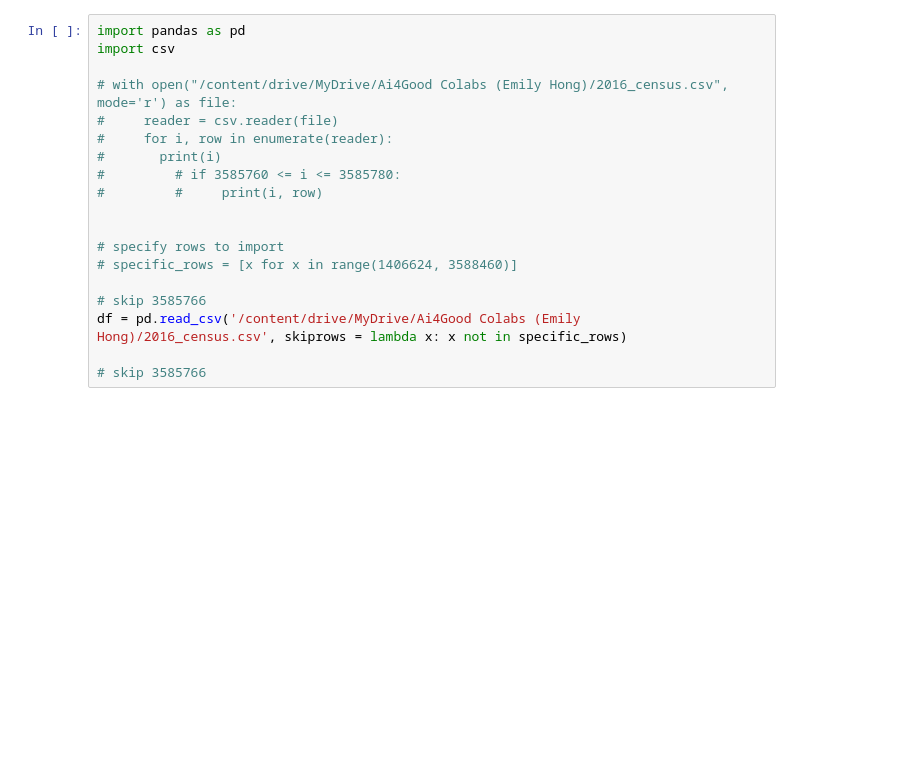
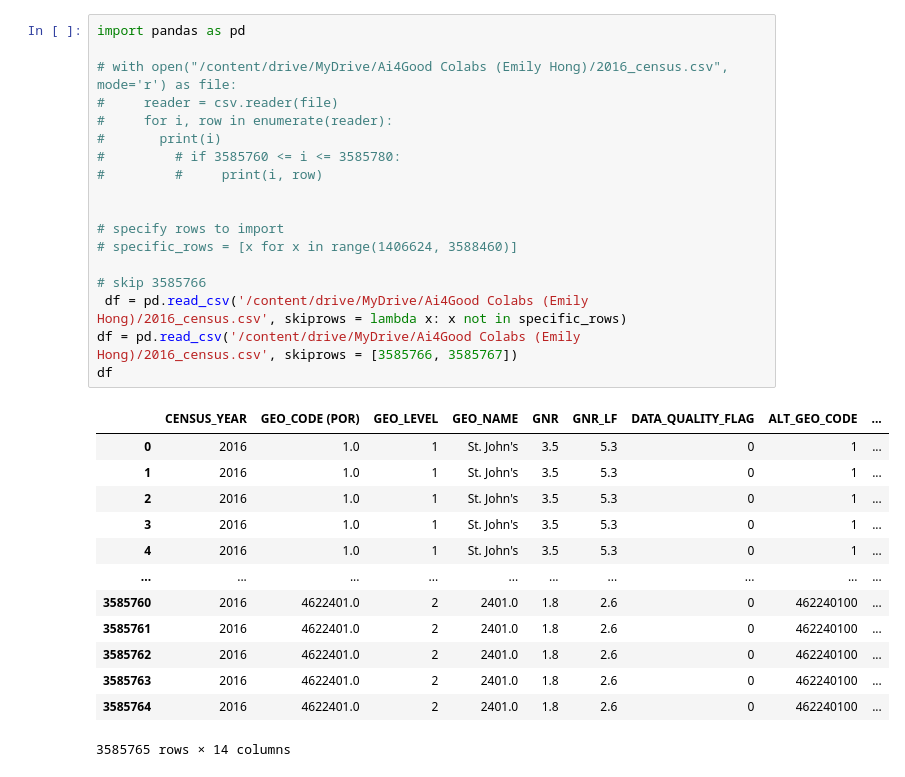
Before and after one commit to emilienuy/degentrifAI, a Jupyter notebook: De_gentrificAItion.ipynb, the cells around one changed output. Saved outputs shown, nothing was run; the diff lists cells and outputs as text; blank space fills up the shorter version.

Commit message:
feat: 2016 data cleaned, other years left to do

```diff
--- a/De_gentrificAItion.ipynb
+++ b/De_gentrificAItion.ipynb
@@ -23,22 +3,35 @@ Successfully installed stats-can-2.5.3
 # %%
 import pandas as pd
-import csv
 
 # with open("/content/drive/MyDrive/Ai4Good Colabs (Emily Hong)/2016_census.csv", mode='r') as file:
 #     reader = csv.reader(file)
 #     for i, row in enumerate(reader):
 #       print(i)
 #         # if 3585760 <= i <= 3585780:
 #         #     print(i, row)
 
 
 # specify rows to import
 # specific_rows = [x for x in range(1406624, 3588460)]
 
 # skip 3585766
-df = pd.read_csv('/content/drive/MyDrive/Ai4Good Colabs (Emily Hong)/2016_census.csv', skiprows = lambda x: x not in specific_rows)
-
-# skip 3585766
+ df = pd.read_csv('/content/drive/MyDrive/Ai4Good Colabs (Emily Hong)/2016_census.csv', skiprows = lambda x: x not in specific_rows)
+df = pd.read_csv('/content/drive/MyDrive/Ai4Good Colabs (Emily Hong)/2016_census.csv', skiprows = [3585766, 3585767])
+df
+# %% [output]
+|  | CENSUS_YEAR | GEO_CODE (POR) | GEO_LEVEL | GEO_NAME | GNR | GNR_LF | DATA_QUALITY_FLAG | ALT_GEO_CODE | ... |
+| 0 | 2016 | 1.0 | 1 | St. John's | 3.5 | 5.3 | 0 | 1 | ... |
+| 1 | 2016 | 1.0 | 1 | St. John's | 3.5 | 5.3 | 0 | 1 | ... |
+| 2 | 2016 | 1.0 | 1 | St. John's | 3.5 | 5.3 | 0 | 1 | ... |
+| 3 | 2016 | 1.0 | 1 | St. John's | 3.5 | 5.3 | 0 | 1 | ... |
+| 4 | 2016 | 1.0 | 1 | St. John's | 3.5 | 5.3 | 0 | 1 | ... |
+| ... | ... | ... | ... | ... | ... | ... | ... | ... | ... |
+| 3585760 | 2016 | 4622401.0 | 2 | 2401.0 | 1.8 | 2.6 | 0 | 462240100 | ... |
+| 3585761 | 2016 | 4622401.0 | 2 | 2401.0 | 1.8 | 2.6 | 0 | 462240100 | ... |
+| 3585762 | 2016 | 4622401.0 | 2 | 2401.0 | 1.8 | 2.6 | 0 | 462240100 | ... |
+| 3585763 | 2016 | 4622401.0 | 2 | 2401.0 | 1.8 | 2.6 | 0 | 462240100 | ... |
+| 3585764 | 2016 | 4622401.0 | 2 | 2401.0 | 1.8 | 2.6 | 0 | 462240100 | ... |
+3585765 rows × 14 columns
 # %%
 # identify variables you want to keep, ie housing etc and drop rest
 # montreal = [1406624, 3588460]
```
Also changed, not shown: parts of 13 cells of this notebook.
